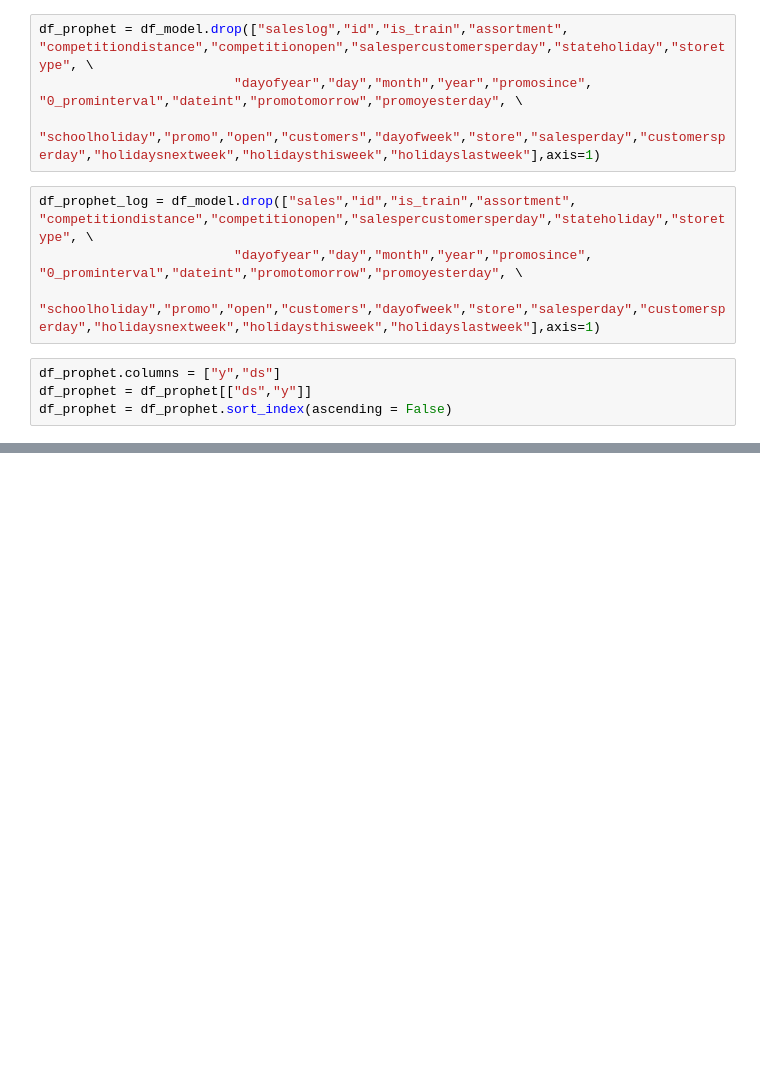
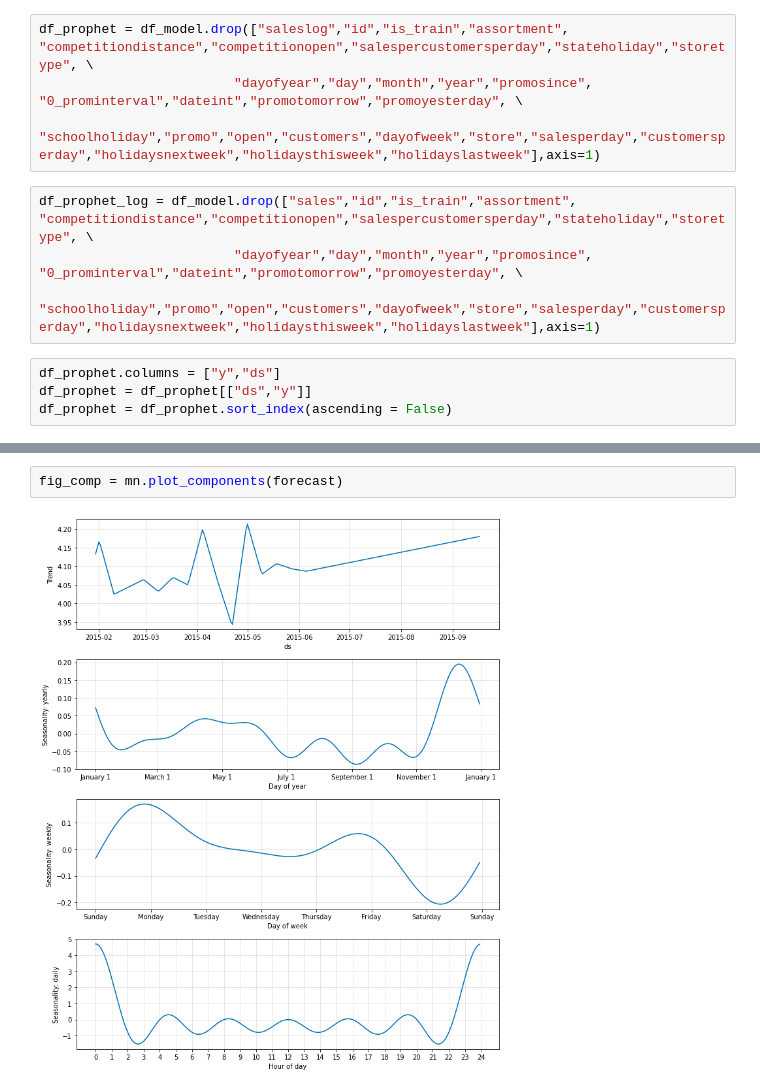
Before and after one commit to bur-oez/Capstone-Project-Rossman-Sales, a Jupyter notebook: 05_Predictive_Modelling.ipynb, the cells around one changed output, grey strips where cells are left out. Saved outputs shown, nothing was run; the diff lists cells and outputs as text; blank space fills up the shorter version.

```diff
--- a/05_Predictive_Modelling.ipynb
+++ b/05_Predictive_Modelling.ipynb
@@ -234,0 +310,4 @@ forecast_sales.shape
+# %%
+fig_comp = mn.plot_components(forecast)
+# %% [output]
+[figure, added]
```
Also changed, not shown: parts of 28 cells of this notebook.
